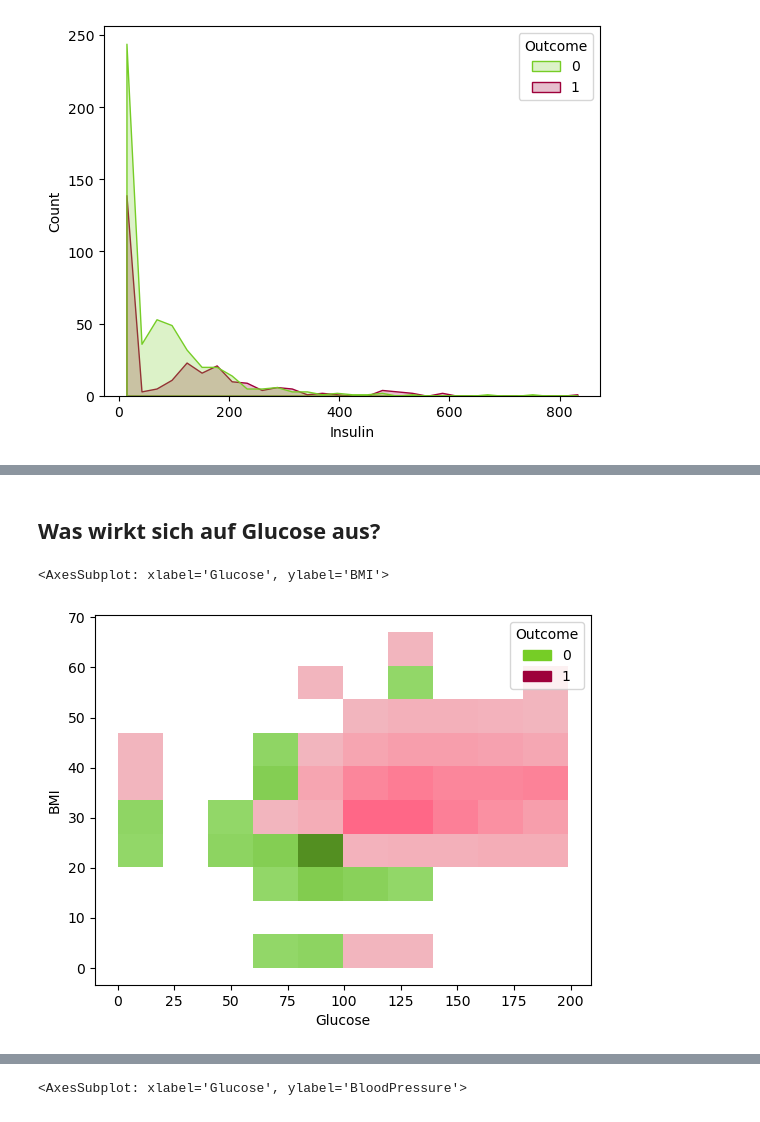
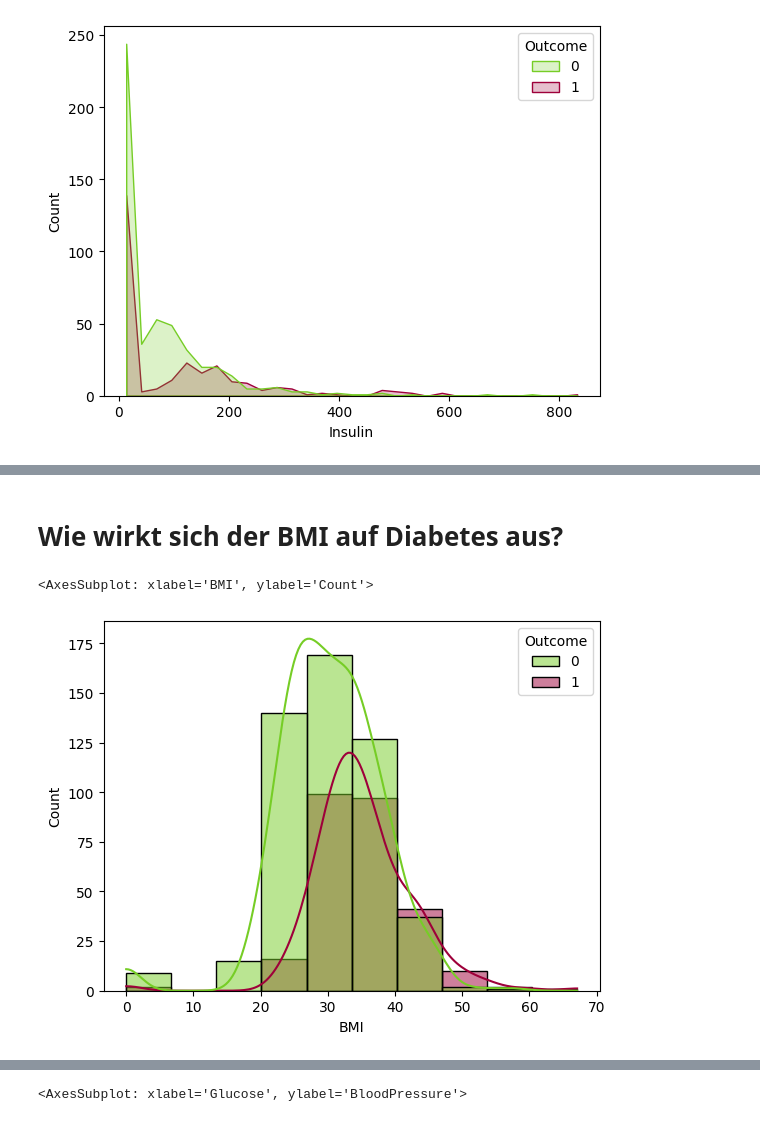
Before and after one commit to KoenigJulia/kids-project-diabetes, a Jupyter notebook: Visualization.ipynb, the cells around one changed output, grey strips where cells are left out. Saved outputs shown, nothing was run; the diff lists cells and outputs as text; code cells hidden in the pictures.

```diff
--- a/Visualization.ipynb
+++ b/Visualization.ipynb
@@ -67,7 +68,7 @@ sns.stripplot(data=diabetes_data, x='Outcome', y='Insulin', palette='cool', hue=
 # %% [markdown]
-## Was wirkt sich auf Glucose aus?
+# Wie wirkt sich der BMI auf Diabetes aus?
 # %%
-sns.histplot(data=diabetes_data, x='Glucose', y='BMI', palette=diabetes_colors, hue='Outcome', bins=10)
+sns.histplot(data=diabetes_data, x='BMI', palette=diabetes_colors, hue='Outcome', bins=10, kde='true')
 # %% [output]
-<AxesSubplot: xlabel='Glucose', ylabel='BMI'>
+<AxesSubplot: xlabel='BMI', ylabel='Count'>
-[figure, old version]
+[figure, new version]
```
Also changed, not shown: parts of 22 cells of this notebook.
